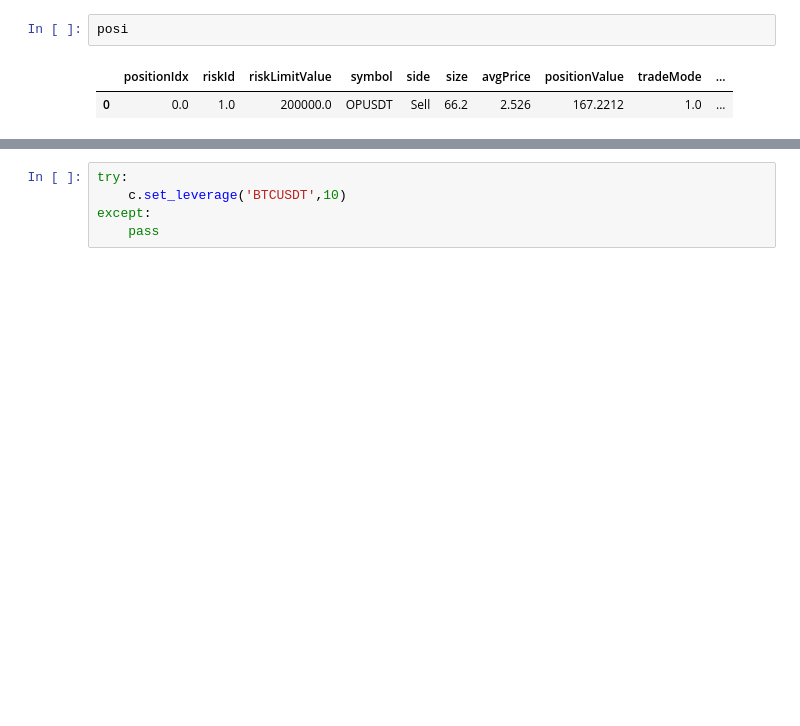
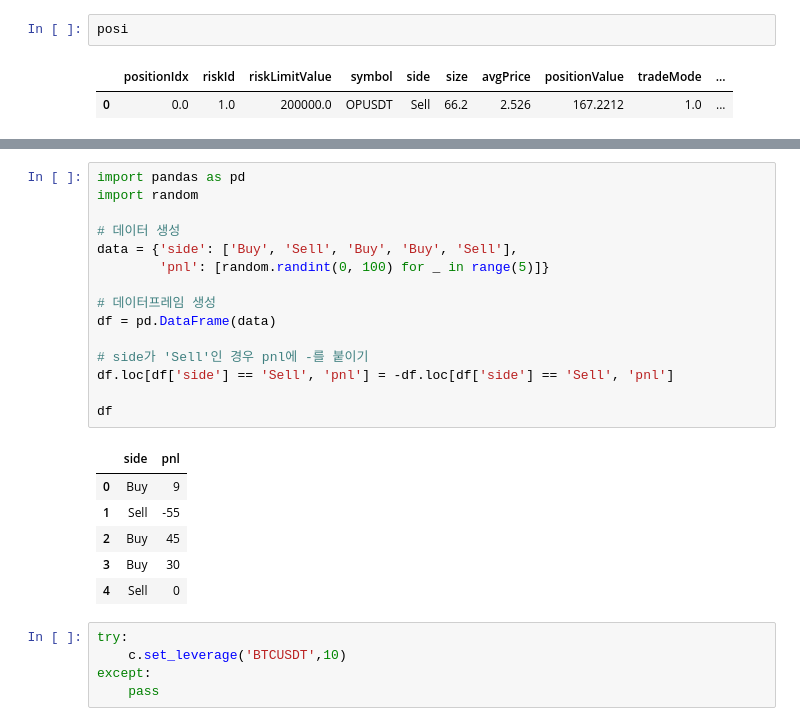
Before and after one commit to juniffel/coin-system-traiding, a Jupyter notebook: 바이비트/클래스확인.ipynb, the cells around one changed output, grey strips where cells are left out. Cells and saved outputs as stored; diff of their text form; blank space fills up the shorter version.

```diff
--- a/바이비트/클래스확인.ipynb
+++ b/바이비트/클래스확인.ipynb
@@ -53,4 +53,26 @@ leverage = posi['leverage']
 dtype: float64
+# %%
+import pandas as pd
+import random
+
+# 데이터 생성
+data = {'side': ['Buy', 'Sell', 'Buy', 'Buy', 'Sell'],
+        'pnl': [random.randint(0, 100) for _ in range(5)]}
+
+# 데이터프레임 생성
+df = pd.DataFrame(data)
+
+# side가 'Sell'인 경우 pnl에 -를 붙이기
+df.loc[df['side'] == 'Sell', 'pnl'] = -df.loc[df['side'] == 'Sell', 'pnl']
+
+df
+# %% [output]
+|  | side | pnl |
+| 0 | Buy | 9 |
+| 1 | Sell | -55 |
+| 2 | Buy | 45 |
+| 3 | Buy | 30 |
+| 4 | Sell | 0 |
 # %%
 try:
 	c.set_leverage('BTCUSDT',10)
```
Also changed, not shown: parts of 1 cell of this notebook, 1 other file.
